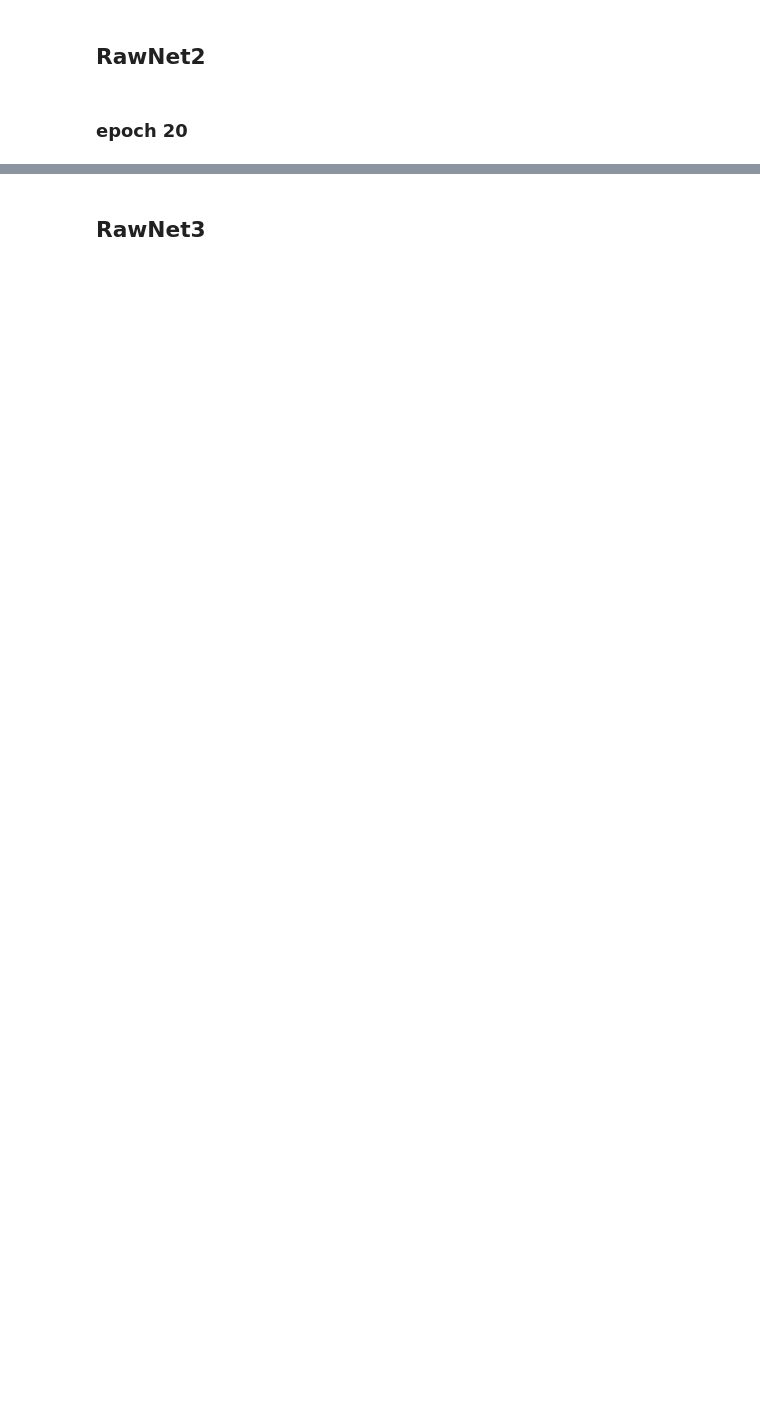
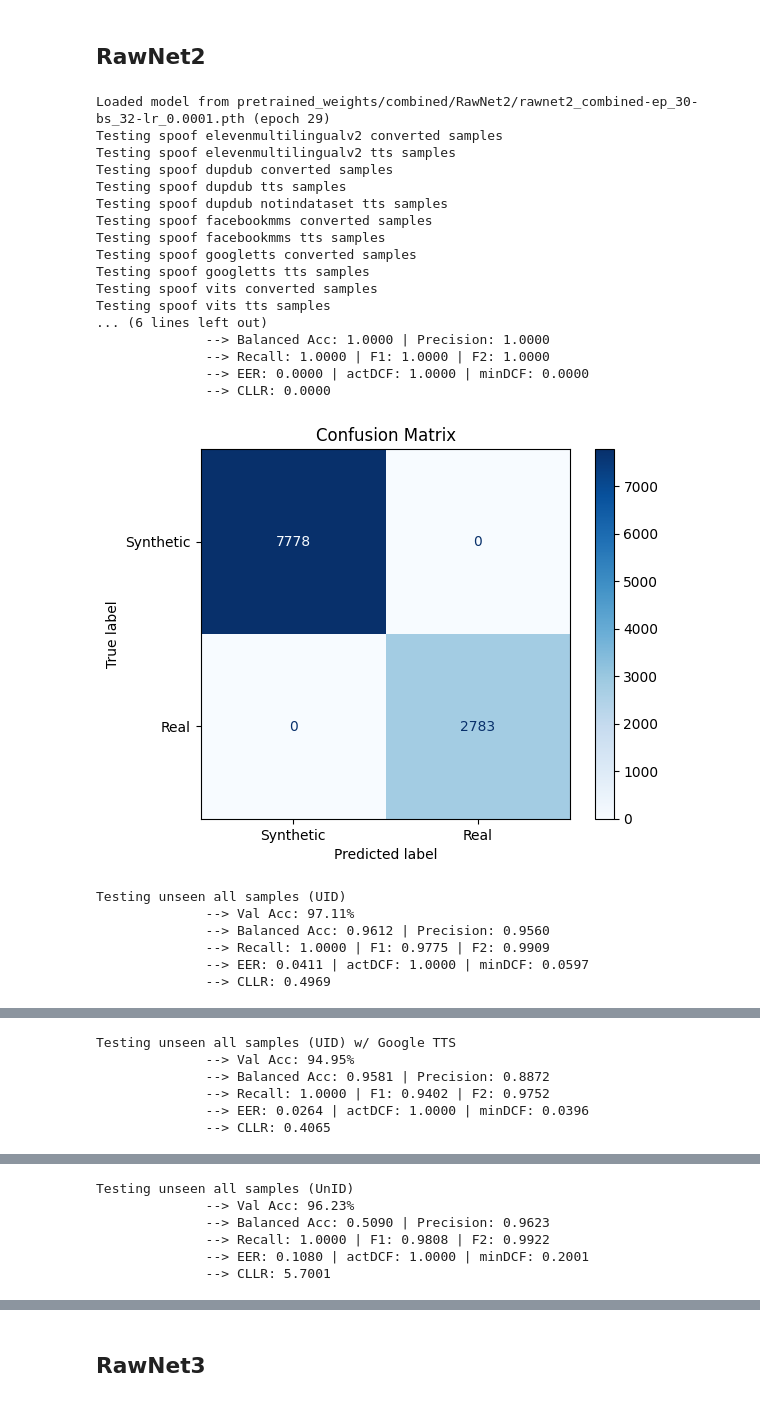
Before and after one commit to Ainzw0rth/RawNets-PF, a Jupyter notebook: main.ipynb, the cells around one changed output, grey strips where cells are left out. Cells and saved outputs as stored; diff of their text form; code cells hidden in the pictures; blank space fills up the shorter version.

```diff
--- a/main.ipynb
+++ b/main.ipynb
@@ -318,61 +395,61 @@ for key, test_sample in combined_test_samples_dataloaders.items():
-# %%
-combined_model_config = {
-    'in_channels': 1,
-    'first_conv': 3,
-    'filts': [128, [128, 128], [128, 256], [256, 256]],
-    'blocks': [2, 4],
-    'gru_node': 1024,
-    'nb_gru_layer': 1,
-    'nb_fc_node': 1024,
-    'nb_classes': 2
-}
-
-# --- Set up model, optimizer, and scaler ---
-model = RawNet(combined_model_config, device).to(device)
-optimizer = Adam(model.parameters(), lr=0.0001)
-scaler = GradScaler()
-
-# --- Load the model ---
-start_epoch = load_model_rawnet1(
-    model, optimizer, scaler,
-    path=r"pretrained_weights\combined\RawNet1\rawnet1_combined-ep_30-bs_32-lr_0.0001.pth"
-)
-
-for key, test_sample in combined_test_samples_dataloaders.items():
-    print(f"Testing {key}")
-    predictions = test_rawnet1_with_loaders(model, test_sample, device=device)
-    print(predictions)
 # %% [markdown]
 ## RawNet2
-# %% [markdown]
-### epoch 20
 # %%
 combined_model_config2 = {
     'in_channels': 1,
     'first_conv': 3,
     'filts': [128, [128, 128], [128, 256], [256, 256]],
     'blocks': [2, 4],
     'gru_node': 1024,
     'nb_gru_layer': 1,
     'nb_fc_node': 1024,
     'nb_classes': 2,
     'nb_samp': 16000 * 4 + 24
 }
 
 device = "cuda" if torch.cuda.is_available() else "cpu"
 
 # --- Set up model, optimizer, and scaler ---
 model = RawNet2(combined_model_config2).to(device)
 optimizer = Adam(model.parameters(), lr=0.0001)
 scaler = GradScaler()
 
 # --- Load the model ---
 start_epoch = load_model_rawnet2(
     model, optimizer, scaler,
-    path=r"pretrained_weights\combined\RawNet2\rawnet2_combined-ep_20-bs_32-lr_0.0001.pth"
+    path=r"pretrained_weights/combined/RawNet2/rawnet2_combined-ep_30-bs_32-lr_0.0001.pth"
 )
 
 for key, test_sample in combined_test_samples_dataloaders.items():
     print(f"Testing {key}")
-    predictions = test_rawnet2_with_loaders(model, test_sample, device=device)
-    print(predictions)
+    if key in main_keys:
+        predictions, targets, metrics = test_rawnet2(model, test_sample, device=device)
+    # else:
+    #     predictions = test_rawnet2_with_loaders(model, test_sample, device=device)
+    #     print(predictions)
+    torch.cuda.empty_cache()
+# %% [output]
+Loaded model from pretrained_weights/combined/RawNet2/rawnet2_combined-ep_30-bs_32-lr_0.0001.pth (epoch 29)
+Testing spoof elevenmultilingualv2 converted samples
+Testing spoof elevenmultilingualv2 tts samples
+Testing spoof dupdub converted samples
+Testing spoof dupdub tts samples
+Testing spoof dupdub notindataset tts samples
+Testing spoof facebookmms converted samples
+Testing spoof facebookmms tts samples
+Testing spoof googletts converted samples
+Testing spoof googletts tts samples
+Testing spoof vits converted samples
+Testing spoof vits tts samples
+... (6 lines left out)
+              --> Balanced Acc: 1.0000 | Precision: 1.0000
+              --> Recall: 1.0000 | F1: 1.0000 | F2: 1.0000
+              --> EER: 0.0000 | actDCF: 1.0000 | minDCF: 0.0000
+              --> CLLR: 0.0000
+[figure, added]
+Testing unseen all samples (UID)
+              --> Val Acc: 97.11%
+              --> Balanced Acc: 0.9612 | Precision: 0.9560
+              --> Recall: 1.0000 | F1: 0.9775 | F2: 0.9909
+              --> EER: 0.0411 | actDCF: 1.0000 | minDCF: 0.0597
+              --> CLLR: 0.4969
@@ -378,0 +457,6 @@ for key, test_sample in combined_test_samples_dataloaders.items():
+Testing unseen all samples (UID) w/ Google TTS
+              --> Val Acc: 94.95%
+              --> Balanced Acc: 0.9581 | Precision: 0.8872
+              --> Recall: 1.0000 | F1: 0.9402 | F2: 0.9752
+              --> EER: 0.0264 | actDCF: 1.0000 | minDCF: 0.0396
+              --> CLLR: 0.4065
@@ -378,0 +464,6 @@ for key, test_sample in combined_test_samples_dataloaders.items():
+Testing unseen all samples (UnID)
+              --> Val Acc: 96.23%
+              --> Balanced Acc: 0.5090 | Precision: 0.9623
+              --> Recall: 1.0000 | F1: 0.9808 | F2: 0.9922
+              --> EER: 0.1080 | actDCF: 1.0000 | minDCF: 0.2001
+              --> CLLR: 5.7001
```
Also changed, not shown: parts of 39 cells of this notebook.
